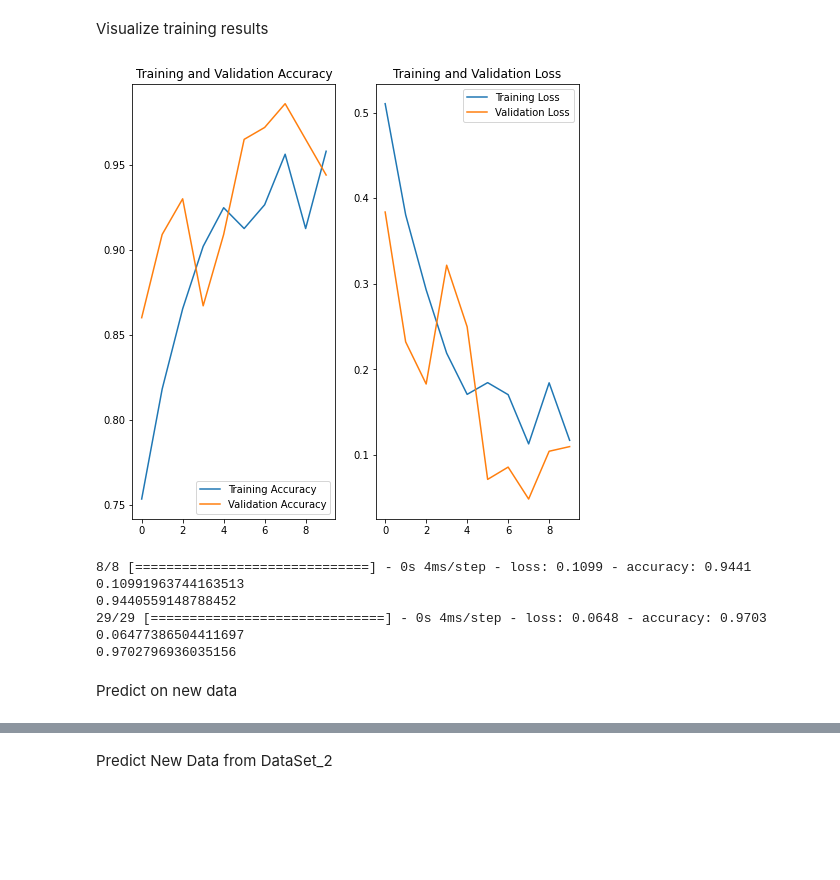
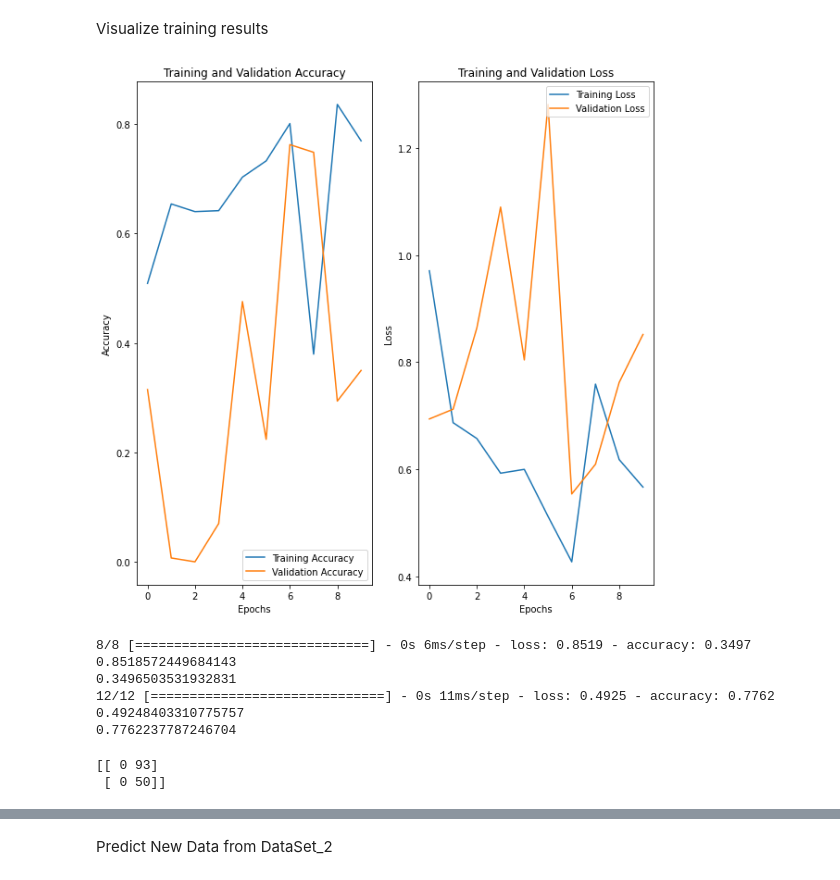
Before and after one commit to joshuabusinge/deeplearning_chestopacity, a Jupyter notebook: ChestOpacity.ipynb, the cells around one changed output, grey strips where cells are left out. Drawn from its saved outputs; the diff is of its cells as text; code cells hidden in the pictures; blank space fills up the shorter version.

```diff
--- a/ChestOpacity.ipynb
+++ b/ChestOpacity.ipynb
@@ -25,8 +25,9 @@ Drive already mounted at /content/drive; to attempt to forcibly remount, call dr
 # %%
 #import pathlib
 dataset_1 = "/content/drive/MyDrive/MASTERS DEGREE/Makerere Unversity/SEM 2/Deep Learning/dataset1"
-training_ds = tf.keras.utils.image_dataset_from_directory(dataset_1, validation_split=0.2,
-                                                          subset="training", seed=123, image_size=(100, 100), batch_size=20)
+training_ds = tf.keras.utils.image_dataset_from_directory(dataset_1, validation_split=0.2,shuffle=False,
+  color_mode='rgb', subset="training", seed=123, image_size=(150, 150), batch_size=50)
+
 # data_dir = pathlib.Path(dataset_1)
 # %% [output]
 Found 715 files belonging to 2 classes.
@@ -37,7 +38,8 @@ print(class_names)
 # %% [output]
 ['normal', 'sick']
 # %%
-valid_ds = tf.keras.utils.image_dataset_from_directory(dataset_1, validation_split=0.2, subset="validation", seed=123, image_size=(100, 100), batch_size=20)
+valid_ds = tf.keras.utils.image_dataset_from_directory(dataset_1, validation_split=0.2, shuffle=False,
+  color_mode='rgb', subset="validation", seed=123, image_size=(150, 150), batch_size=20)
 # %% [output]
 Found 715 files belonging to 2 classes.
 Using 143 files for validation.
@@ -199,8 +205,8 @@ Data augmentation
 data_augmentation = keras.Sequential(
   [
     layers.RandomFlip("horizontal",
-                      input_shape=(100,
-                                  100,
+                      input_shape=(150,
+                                  150,
                                   3)),
     layers.RandomRotation(0.0),
     layers.RandomZoom(0.3),
@@ -290,27 +296,31 @@ Visualize training results
 # %%
 acc = history.history['accuracy']
 val_acc = history.history['val_accuracy']
 
 loss = history.history['loss']
 val_loss = history.history['val_loss']
 
 epochs_range = range(epochs)
 
-plt.figure(figsize=(8, 8))
+plt.figure(figsize=(10, 10))
 plt.subplot(1, 2, 1)
 plt.plot(epochs_range, acc, label='Training Accuracy')
 plt.plot(epochs_range, val_acc, label='Validation Accuracy')
+plt.xlabel('Epochs')
+plt.ylabel('Accuracy')
 plt.legend(loc='lower right')
 plt.title('Training and Validation Accuracy')
 
 plt.subplot(1, 2, 2)
 plt.plot(epochs_range, loss, label='Training Loss')
 plt.plot(epochs_range, val_loss, label='Validation Loss')
+plt.xlabel('Epochs')
+plt.ylabel('Loss')
 plt.legend(loc='upper right')
 plt.title('Training and Validation Loss')
 plt.show()
 # %% [output]
-[figure, old version]
+[figure, new version]
 # %%
 valid_loss,valid_acc = model.evaluate(valid_ds)
 print(valid_loss)
@@ -320,11 +330,30 @@ training_loss,training_acc = model.evaluate(training_ds)
 print(training_loss)
 print(training_acc)
 # %% [output]
-8/8 [==============================] - 0s 4ms/step - loss: 0.1099 - accuracy: 0.9441
-0.10991963744163513
-0.9440559148788452
-29/29 [==============================] - 0s 4ms/step - loss: 0.0648 - accuracy: 0.9703
-0.06477386504411697
-0.9702796936035156
+8/8 [==============================] - 0s 6ms/step - loss: 0.8519 - accuracy: 0.3497
+0.8518572449684143
+0.3496503531932831
+12/12 [==============================] - 0s 11ms/step - loss: 0.4925 - accuracy: 0.7762
+0.49248403310775757
+0.7762237787246704
-# %% [markdown]
-Predict on new data
+# %%
+y_pred = []
+y_true = []
+
+for image_batch, label_batch in valid_ds:
+
+  y_true.append(label_batch)
+
+  predictions = model.predict(image_batch)
+
+  y_pred.append(np.argmax(predictions, axis = -1))
+
+correct_labels = tf.concat([item for item in y_true],axis = 0)
+predicted_labels = tf.concat([item for item in y_pred], axis =0)
+
+from sklearn.metrics._plot.confusion_matrix import confusion_matrix
+cm=confusion_matrix(predicted_labels,correct_labels)
+print(cm)
+# %% [output]
+[[ 0 93]
+ [ 0 50]]
```
Also changed, not shown: parts of 30 cells of this notebook.
